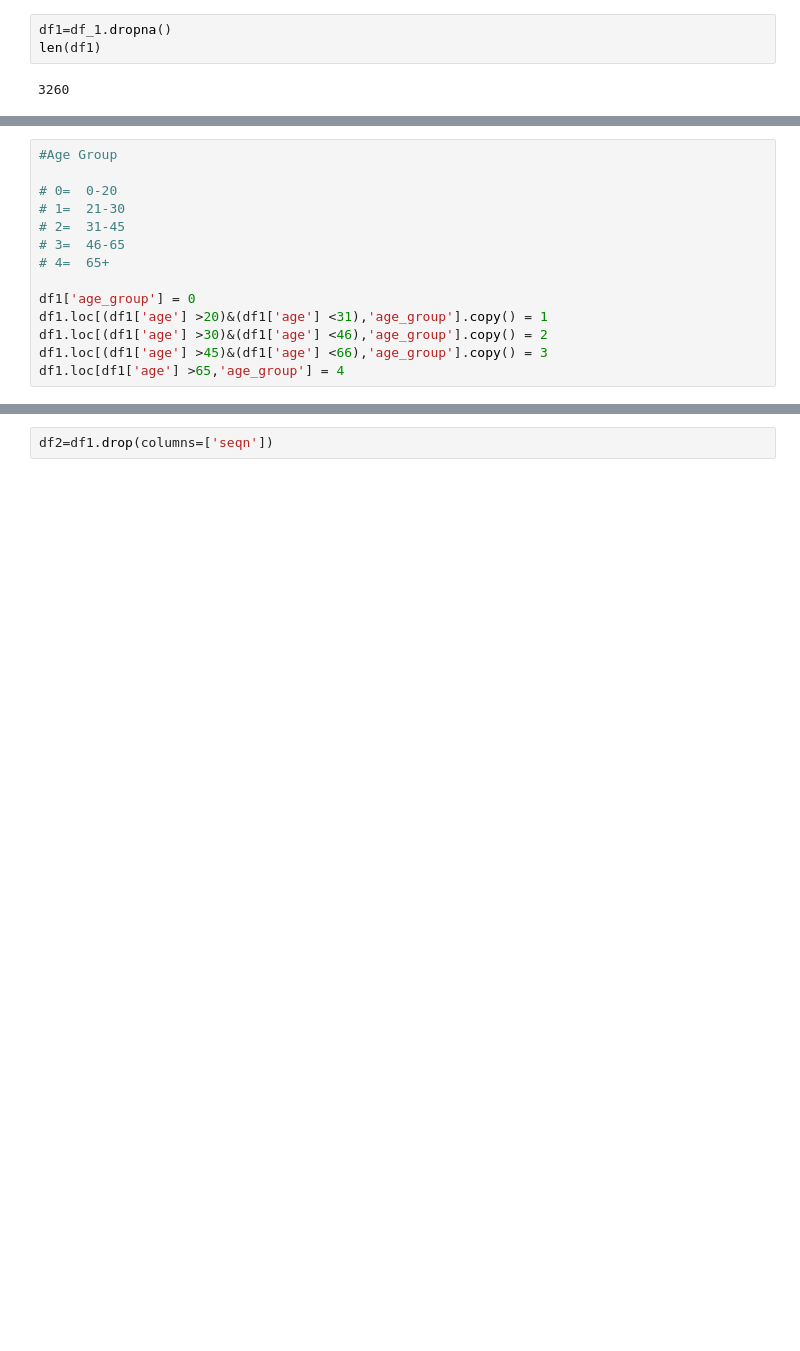
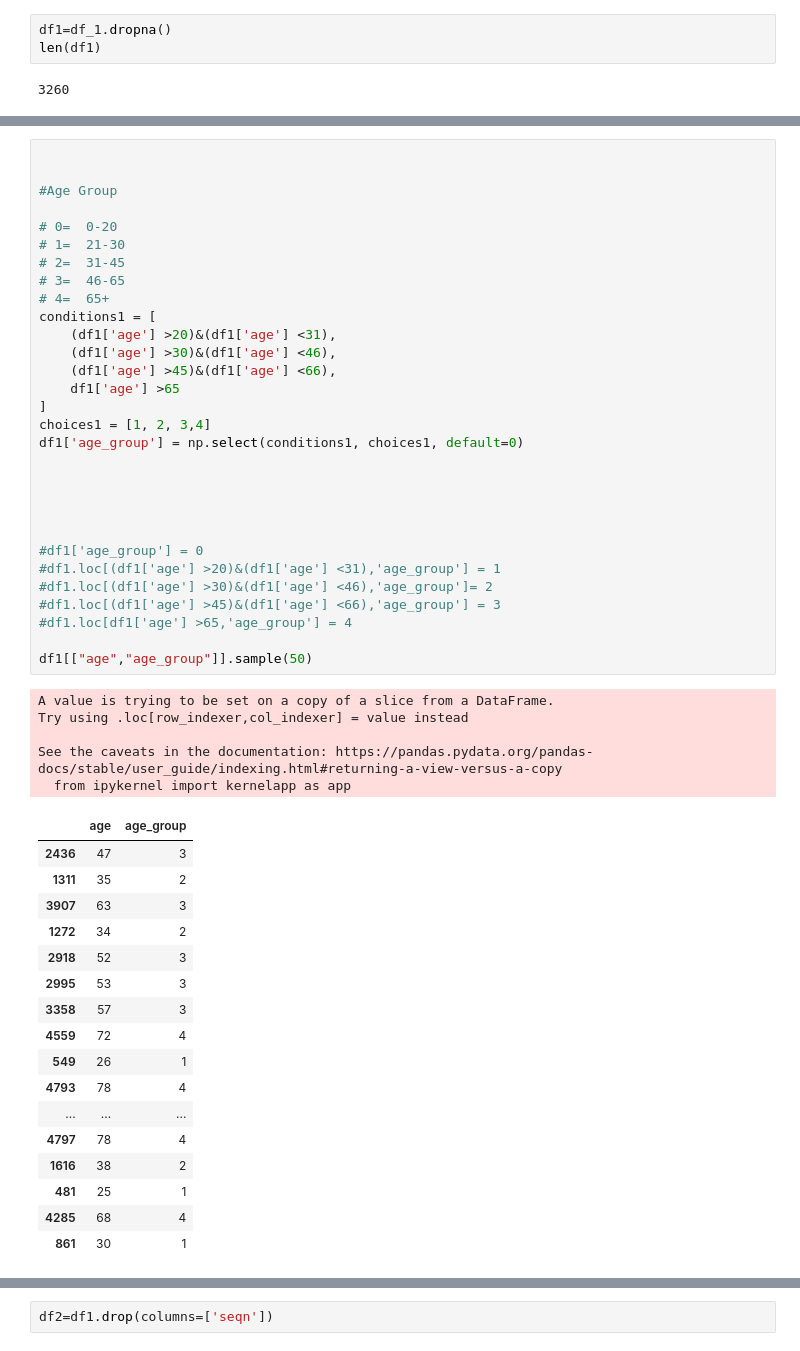
Before and after one commit to timi000/META-B-ML-Project, a Jupyter notebook: Diabetes.ipynb, the cells around one changed output, grey strips where cells are left out. Saved outputs shown, nothing was run; the diff lists cells and outputs as text; blank space fills up the shorter version.

```diff
--- a/Diabetes.ipynb
+++ b/Diabetes.ipynb
@@ -49,17 +81,56 @@ df1.loc[df1['bmi'] <24,'bmi_group'].copy() = 0
 # %%
+
+
 #Age Group
 
 # 0=  0-20
 # 1=  21-30
 # 2=  31-45
 # 3=  46-65
 # 4=  65+
+conditions1 = [
+    (df1['age'] >20)&(df1['age'] <31),
+    (df1['age'] >30)&(df1['age'] <46),
+    (df1['age'] >45)&(df1['age'] <66),
+    df1['age'] >65
+]
+choices1 = [1, 2, 3,4]
+df1['age_group'] = np.select(conditions1, choices1, default=0)
 
-df1['age_group'] = 0
-df1.loc[(df1['age'] >20)&(df1['age'] <31),'age_group'].copy() = 1
-df1.loc[(df1['age'] >30)&(df1['age'] <46),'age_group'].copy() = 2
-df1.loc[(df1['age'] >45)&(df1['age'] <66),'age_group'].copy() = 3
-df1.loc[df1['age'] >65,'age_group'] = 4
+
+
+
+
+#df1['age_group'] = 0
+#df1.loc[(df1['age'] >20)&(df1['age'] <31),'age_group'] = 1
+#df1.loc[(df1['age'] >30)&(df1['age'] <46),'age_group']= 2
+#df1.loc[(df1['age'] >45)&(df1['age'] <66),'age_group'] = 3
+#df1.loc[df1['age'] >65,'age_group'] = 4
+
+df1[["age","age_group"]].sample(50)
+# %% [output]
+A value is trying to be set on a copy of a slice from a DataFrame.
+Try using .loc[row_indexer,col_indexer] = value instead
+
+See the caveats in the documentation: https://pandas.pydata.org/pandas-docs/stable/user_guide/indexing.html#returning-a-view-versus-a-copy
+  from ipykernel import kernelapp as app
+|  | age | age_group |
+| 2436 | 47 | 3 |
+| 1311 | 35 | 2 |
+| 3907 | 63 | 3 |
+| 1272 | 34 | 2 |
+| 2918 | 52 | 3 |
+| 2995 | 53 | 3 |
+| 3358 | 57 | 3 |
+| 4559 | 72 | 4 |
+| 549 | 26 | 1 |
+| 4793 | 78 | 4 |
+| ... | ... | ... |
+| 4797 | 78 | 4 |
+| 1616 | 38 | 2 |
+| 481 | 25 | 1 |
+| 4285 | 68 | 4 |
+| 861 | 30 | 1 |
 # %%
 #Blood Pressure Group
 #Systolic Blood Pressure less than 120 and Diastolic Blood Pressure of less than 80
```
Also changed, not shown: parts of 16 cells of this notebook.
